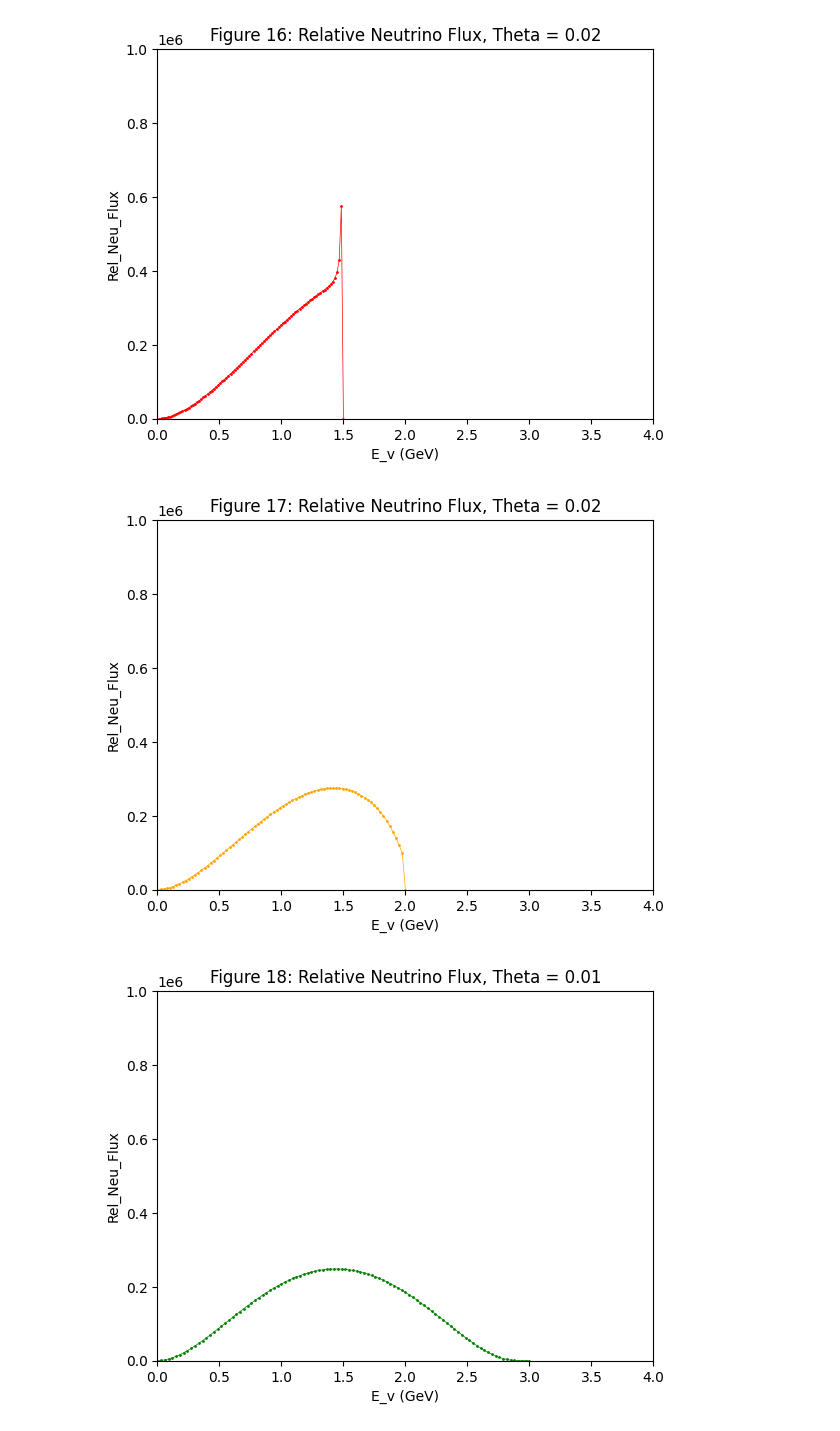
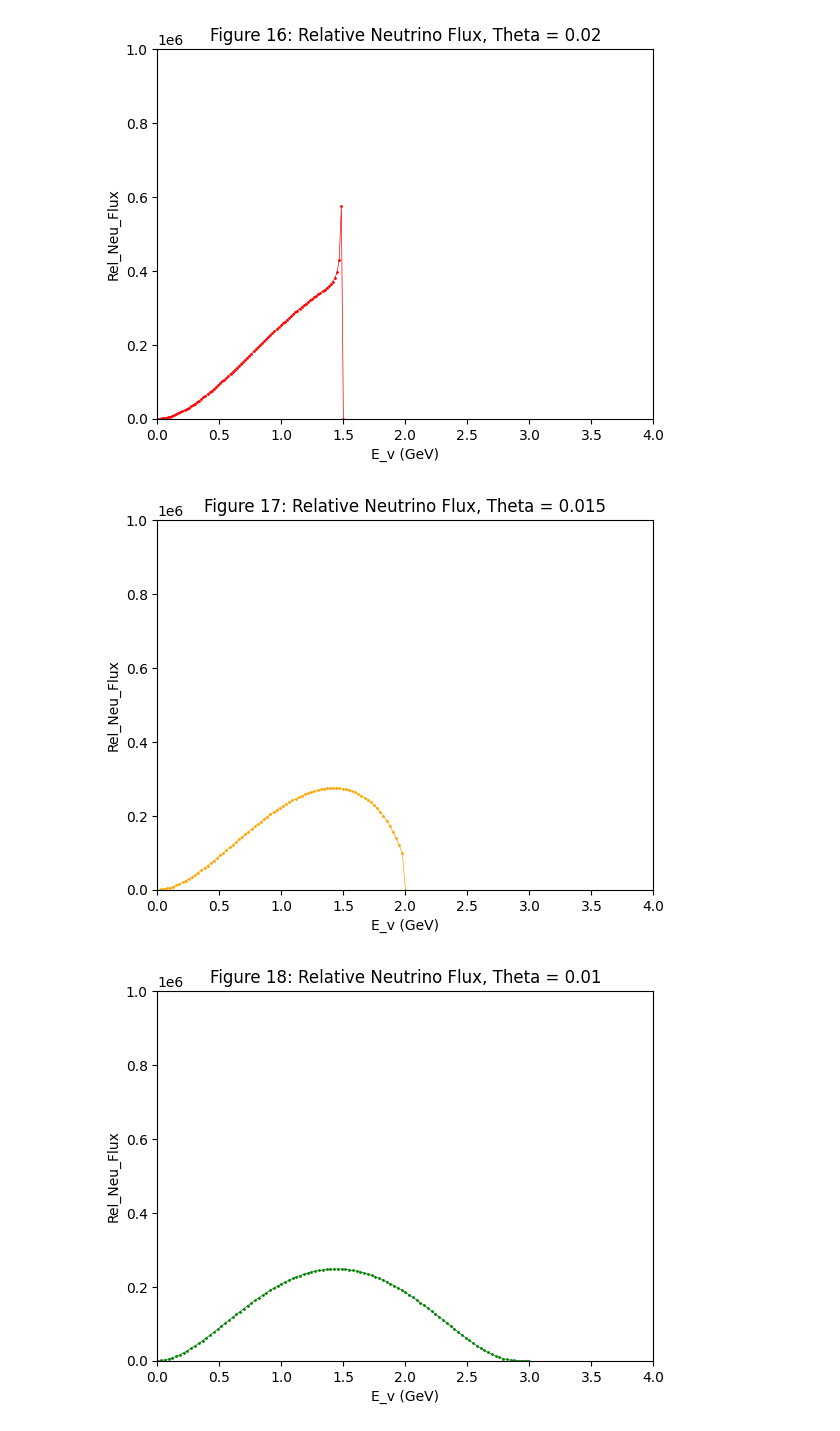
Before and after one commit to MrD0balina/Fourth-Year-Project---Neutrino-Oscillations, a Jupyter notebook: Defining_The_Plotting_Functions_Lists.ipynb, the cells around one changed output. Saved outputs shown, nothing was run; the diff lists cells and outputs as text; code cells hidden in the pictures.

```diff
--- a/Defining_The_Plotting_Functions_Lists.ipynb
+++ b/Defining_The_Plotting_Functions_Lists.ipynb
@@ -649,27 +649,27 @@ plt.show()
 # %%
 E_v = np.linspace( 0 , 2 , 80)
 
 theta = 0.015
 
 cos_theta_star = (  ( 1 - ( ( E_v ** 2 ) / ( E_v_star ** 2 ) ) * ( ( 1 / ( ( cos(theta) ) ** 2 ) ) - 1 ) ) ** ( 1 / 2 ) )
 
 E_pi = (  (m_pi * E_v )    /  (   E_v_star * ( 1 + cos_theta_star )  )   )
 
 Rel_Neu_Flux = ( ( ( E_pro - E_pi ) ** 5 ) * ( ( E_pi * E_v ) / ( cos_theta_star ) ) )
 
 Rel_Neu_Flux[np.isnan(Rel_Neu_Flux)] = 0
 
 plt.plot( E_v , Rel_Neu_Flux , "-o" , color = "orange", linewidth = 0.5 , markersize = 1  )
 
-plt.title("Figure 17: Relative Neutrino Flux, Theta = 0.02")
+plt.title("Figure 17: Relative Neutrino Flux, Theta = 0.015")
 plt.xlabel("E_v (GeV)")
 plt.ylabel("Rel_Neu_Flux")
 
 plt.xlim(0, 4)
 plt.ylim(0, 1e6)
 plt.show()
 # %% [output]
-[figure, old version]
+[figure, new version]
 # %%
 E_v = np.linspace( 0 , 3 , 100 )
 
```
Also changed, not shown: parts of 17 cells of this notebook.
